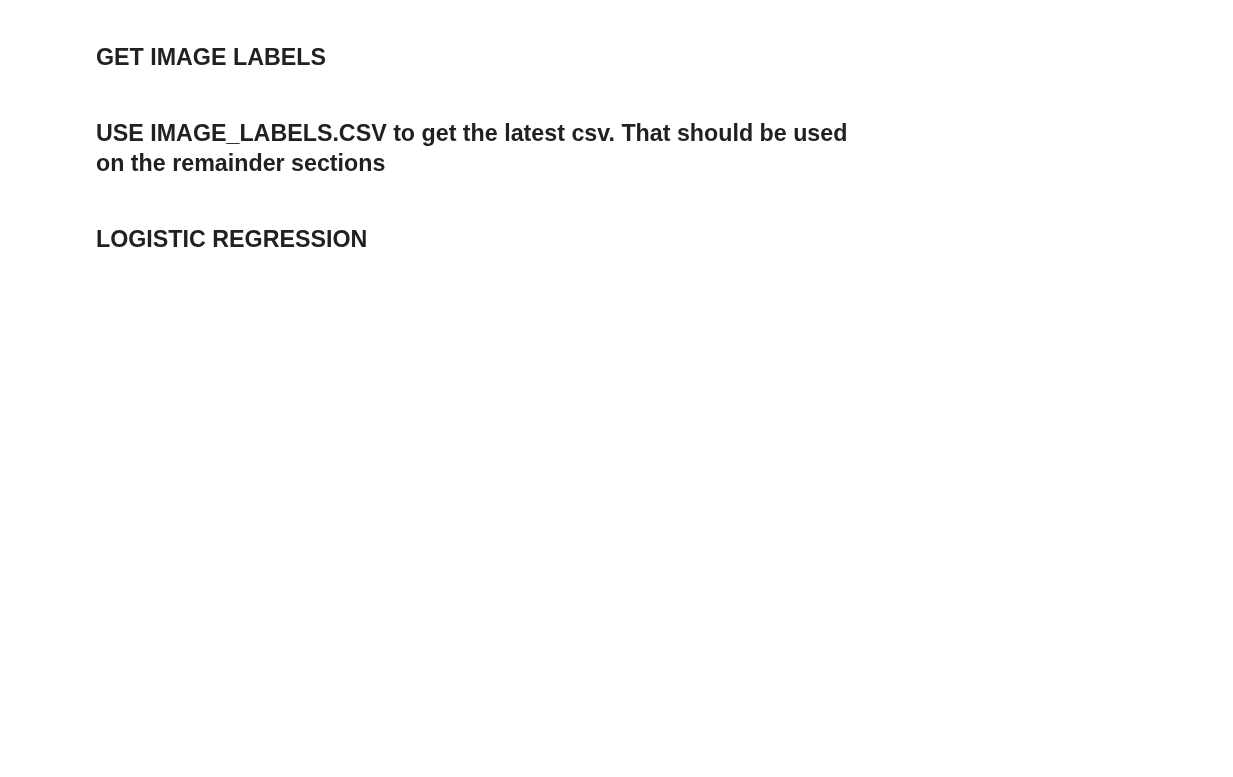
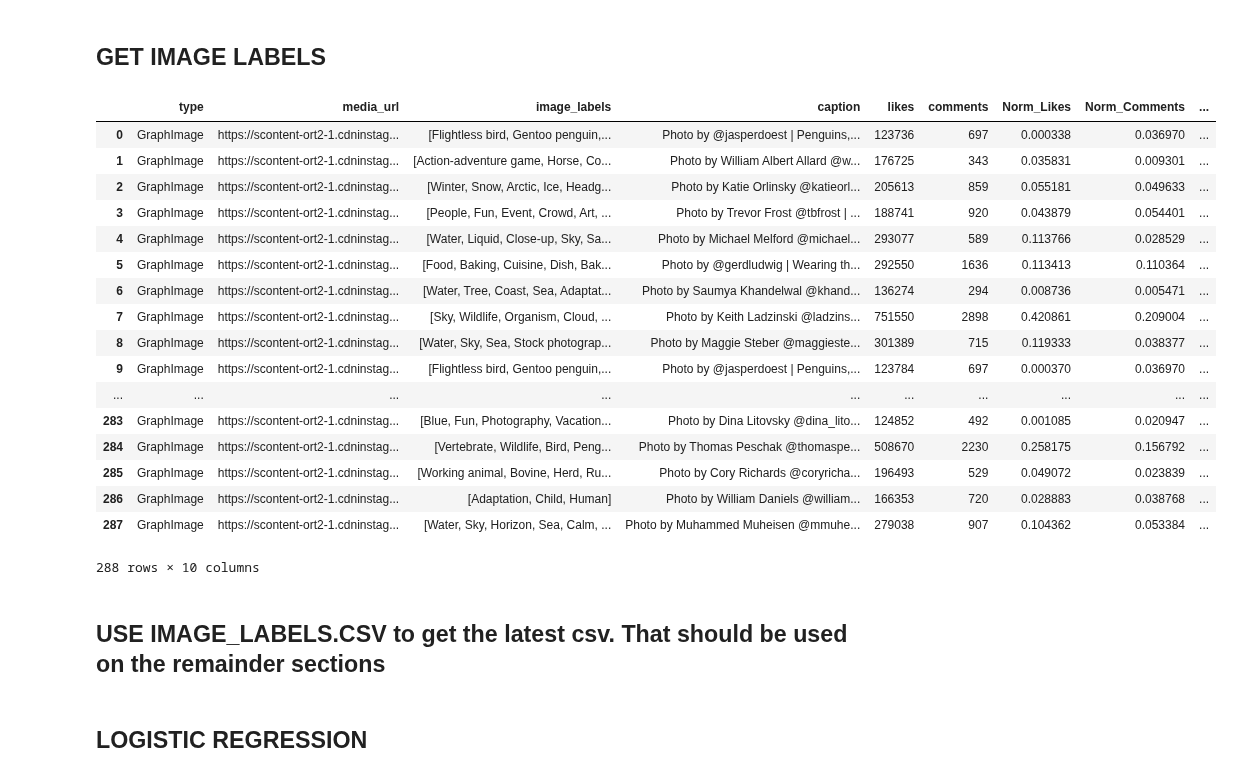
Before and after one commit to abhi-vik/ugc-analytics, a Jupyter notebook: assignments/fourth/Task A.ipynb, the cells around one changed output. Saved outputs shown, nothing was run; the diff lists cells and outputs as text; code cells hidden in the pictures; blank space fills up the shorter version.

```diff
--- a/assignments/fourth/Task A.ipynb
+++ b/assignments/fourth/Task A.ipynb
@@ -98,6 +98,27 @@ df = pd.read_csv('TaskA.csv')
 df["image_labels"] = df["media_url"].apply(lambda x: detect_labels_uri(x))
 # %%
 df = df[['type','media_url','image_labels','caption','likes','comments','Norm_Likes','Norm_Comments','Engagement_Score','Engagement']]
+# %%
+df
+# %% [output]
+|  | type | media_url | image_labels | caption | likes | comments | Norm_Likes | Norm_Comments | ... |
+| 0 | GraphImage | https://scontent-ort2-1.cdninstag... | [Flightless bird, Gentoo penguin,... | Photo by @jasperdoest | Penguins,... | 123736 | 697 | 0.000338 | 0.036970 | ... |
+| 1 | GraphImage | https://scontent-ort2-1.cdninstag... | [Action-adventure game, Horse, Co... | Photo by William Albert Allard @w... | 176725 | 343 | 0.035831 | 0.009301 | ... |
+| 2 | GraphImage | https://scontent-ort2-1.cdninstag... | [Winter, Snow, Arctic, Ice, Headg... | Photo by Katie Orlinsky @katieorl... | 205613 | 859 | 0.055181 | 0.049633 | ... |
+| 3 | GraphImage | https://scontent-ort2-1.cdninstag... | [People, Fun, Event, Crowd, Art, ... | Photo by Trevor Frost @tbfrost | ... | 188741 | 920 | 0.043879 | 0.054401 | ... |
+| 4 | GraphImage | https://scontent-ort2-1.cdninstag... | [Water, Liquid, Close-up, Sky, Sa... | Photo by Michael Melford @michael... | 293077 | 589 | 0.113766 | 0.028529 | ... |
+| 5 | GraphImage | https://scontent-ort2-1.cdninstag... | [Food, Baking, Cuisine, Dish, Bak... | Photo by @gerdludwig | Wearing th... | 292550 | 1636 | 0.113413 | 0.110364 | ... |
+| 6 | GraphImage | https://scontent-ort2-1.cdninstag... | [Water, Tree, Coast, Sea, Adaptat... | Photo by Saumya Khandelwal @khand... | 136274 | 294 | 0.008736 | 0.005471 | ... |
+| 7 | GraphImage | https://scontent-ort2-1.cdninstag... | [Sky, Wildlife, Organism, Cloud, ... | Photo by Keith Ladzinski @ladzins... | 751550 | 2898 | 0.420861 | 0.209004 | ... |
+| 8 | GraphImage | https://scontent-ort2-1.cdninstag... | [Water, Sky, Sea, Stock photograp... | Photo by Maggie Steber @maggieste... | 301389 | 715 | 0.119333 | 0.038377 | ... |
+| 9 | GraphImage | https://scontent-ort2-1.cdninstag... | [Flightless bird, Gentoo penguin,... | Photo by @jasperdoest | Penguins,... | 123784 | 697 | 0.000370 | 0.036970 | ... |
+| ... | ... | ... | ... | ... | ... | ... | ... | ... | ... |
+| 283 | GraphImage | https://scontent-ort2-1.cdninstag... | [Blue, Fun, Photography, Vacation... | Photo by Dina Litovsky @dina_lito... | 124852 | 492 | 0.001085 | 0.020947 | ... |
+| 284 | GraphImage | https://scontent-ort2-1.cdninstag... | [Vertebrate, Wildlife, Bird, Peng... | Photo by Thomas Peschak @thomaspe... | 508670 | 2230 | 0.258175 | 0.156792 | ... |
+| 285 | GraphImage | https://scontent-ort2-1.cdninstag... | [Working animal, Bovine, Herd, Ru... | Photo by Cory Richards @coryricha... | 196493 | 529 | 0.049072 | 0.023839 | ... |
+| 286 | GraphImage | https://scontent-ort2-1.cdninstag... | [Adaptation, Child, Human] | Photo by William Daniels @william... | 166353 | 720 | 0.028883 | 0.038768 | ... |
+| 287 | GraphImage | https://scontent-ort2-1.cdninstag... | [Water, Sky, Horizon, Sea, Calm, ... | Photo by Muhammed Muheisen @mmuhe... | 279038 | 907 | 0.104362 | 0.053384 | ... |
+288 rows × 10 columns
 # %%
 df.to_csv('image_labels.csv', index=False)
 # %% [markdown]
```
Also changed, not shown: parts of 16 cells of this notebook.
